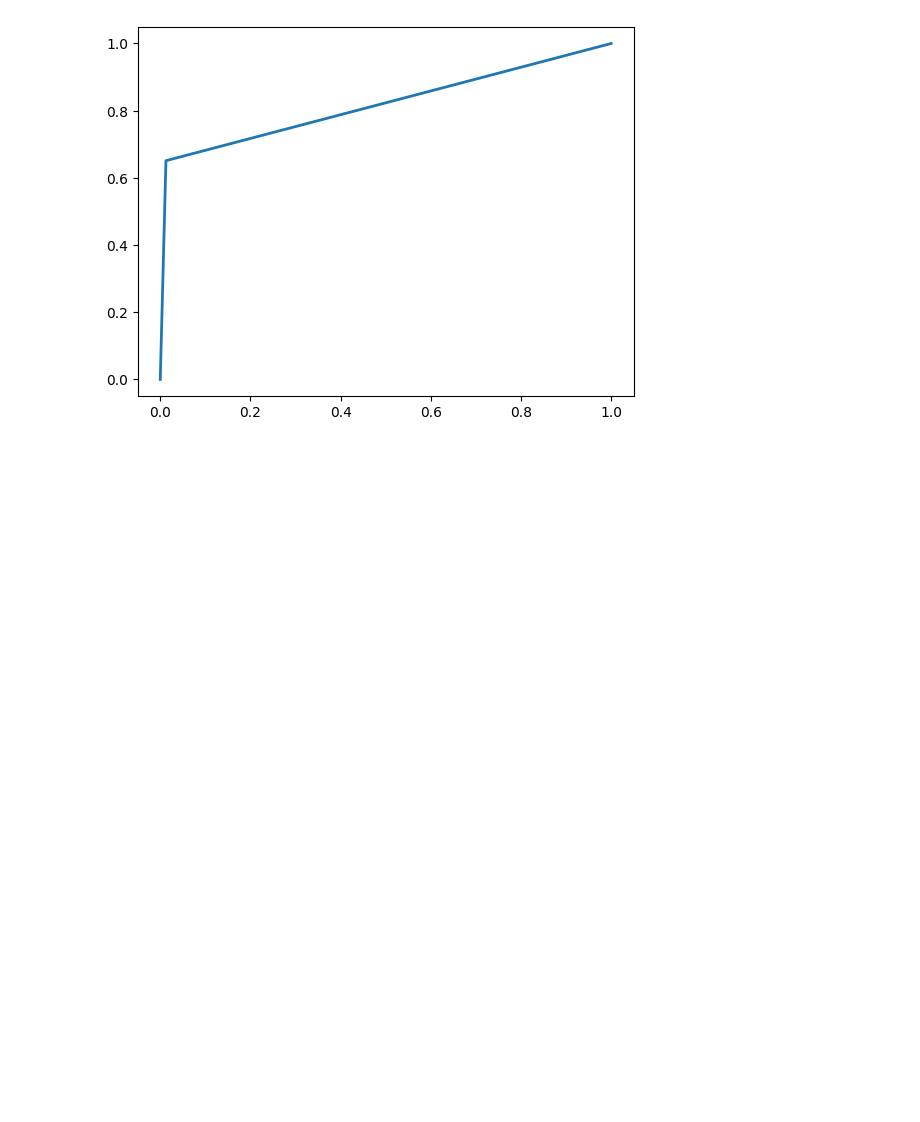
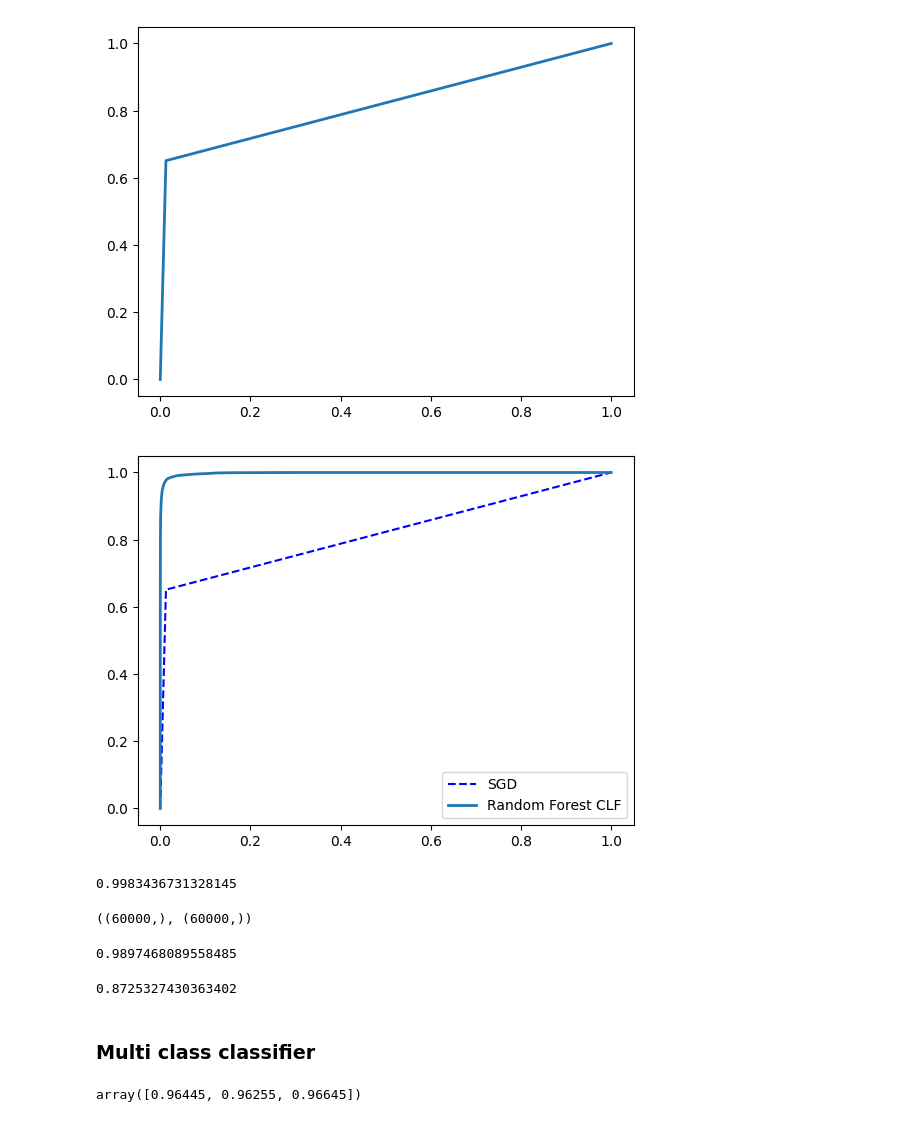
Before and after one commit to rishi-wqd190004/review_data_science_2025, a Jupyter notebook: ml/03_classification/01.1_classification.ipynb, the cells around one changed output. Saved outputs shown, nothing was run; the diff lists cells and outputs as text; code cells hidden in the pictures; blank space fills up the shorter version.

```diff
--- a/ml/03_classification/01.1_classification.ipynb
+++ b/ml/03_classification/01.1_classification.ipynb
@@ -78,8 +83,8 @@ plt.show()
 # %%
 # metrics
-scre = cross_val_score(sgd_clf, x_train, y_train, cv=3, scoring="accuracy")
+scre = cross_val_score(sgd_clf, x_train, y_train_5, cv=3, scoring="accuracy")
 print(scre)
-y_train_pred = cross_val_predict(sgd_clf, x_train, y_train, cv=3)
+y_train_pred = cross_val_predict(sgd_clf, x_train, y_train_5, cv=3)
 # %% [output]
 [0.95035 0.96035 0.9604 ]
 # %% [markdown]
@@ -121,8 +127,31 @@ plt.show()
 # %%
 # ROC Curve
-fpr, tpr, thresh = roc_curve(y_train, y_train_pred)
+fpr, tpr, thresh = roc_curve(y_train_5, y_train_pred)
 
 plt.plot(fpr, tpr, linewidth=2)
 plt.show()
 # %% [output]
 [figure]
+# %%
+## random forest classifier
+rndm_frst = RandomForestClassifier(random_state=42)
+y_frst_probas = cross_val_predict(rndm_frst, x_train, y_train_5, cv=3, method='predict_proba')
+# %%
+y_scores_frst = y_frst_probas[:, 1]
+fpr_frst, tpr_frst, thresh_frst = roc_curve(y_train_5, y_scores_frst)
+# %%
+plt.plot(fpr, tpr, 'b--', label="SGD")
+plt.plot(fpr_frst, tpr_frst, linewidth=2, label="Random Forest CLF")
+plt.legend()
+plt.show()
+# %% [output]
+[figure, added]
+# %%
+# roc_auc score
+roc_auc_score(y_train_5, y_scores_frst)
+# %% [output]
+0.9983436731328145
+# %%
+y_train.shape, y_scores_frst.shape
+# %% [output]
+((60000,), (60000,))
@@ -128,0 +161,17 @@ plt.show()
+# %%
+precision_score(y_train_5, y_pred_frst)
+# %% [output]
+0.9897468089558485
+# %%
+recall_score(y_train_5, y_pred_frst)
+# %% [output]
+0.8725327430363402
+# %% [markdown]
+### Multi class classifier
+# %%
+scaler = StandardScaler()
+rndm_frst_multi_clf = RandomForestClassifier(random_state=42)
+x_train_scaled = scaler.fit_transform(x_train.astype(np.float64))
+cross_val_score(rndm_frst_multi_clf, x_train_scaled, y_train, cv=3, scoring="accuracy")
+# %% [output]
+array([0.96445, 0.96255, 0.96645])
```
Also changed, not shown: parts of 16 cells of this notebook.
